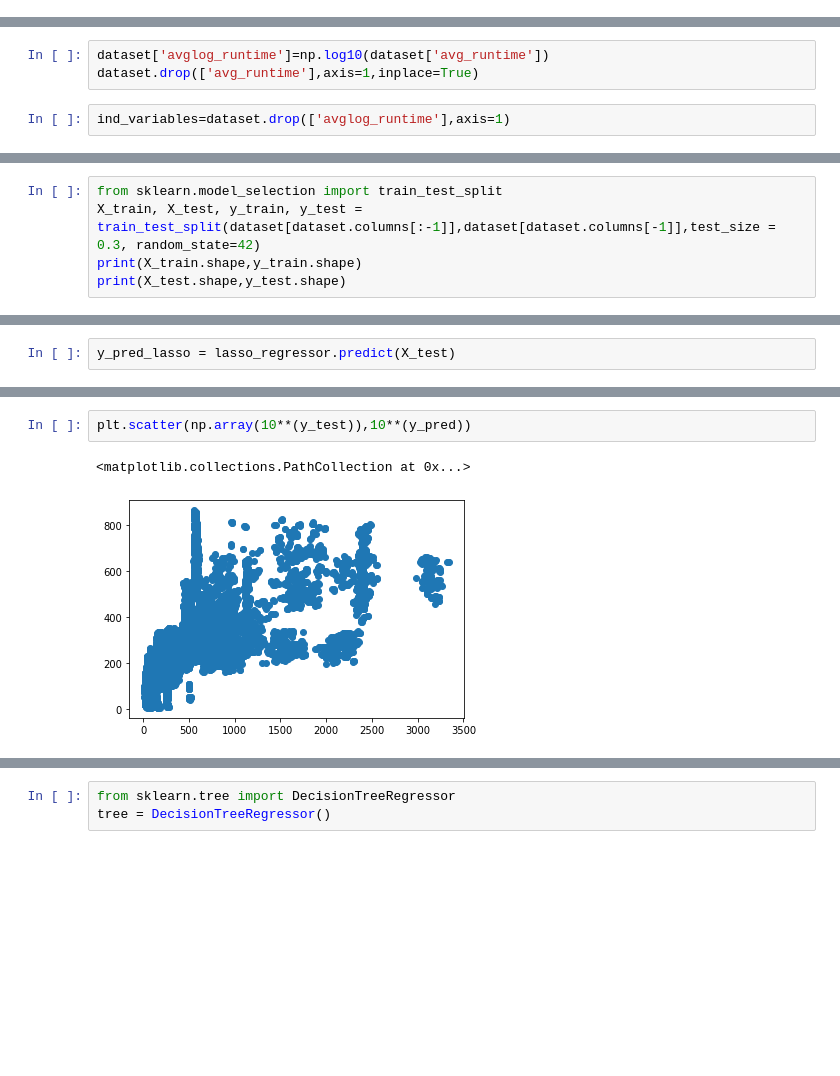
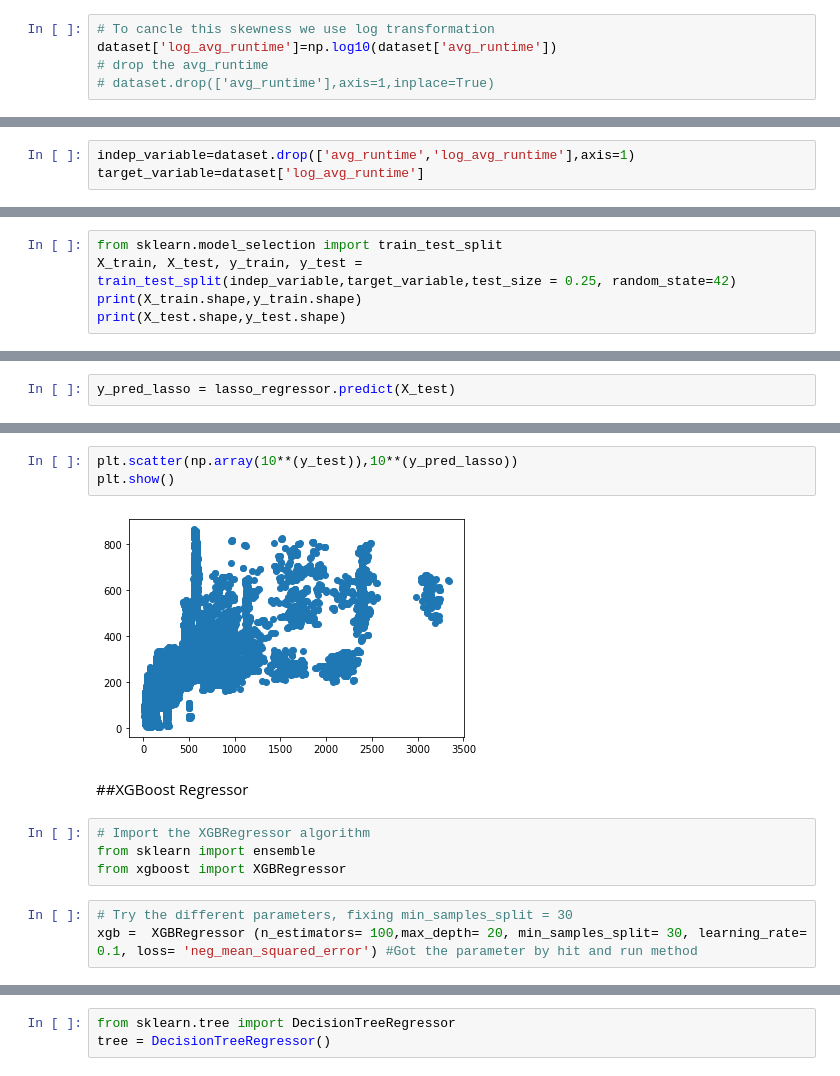
Before and after one commit to Roy-Subhankar/SGEMM-GPU-Kernel-Performance, a Jupyter notebook: Subhankar_Roy_SGEMM_GPU_Kernel_Performance_Capstone_Project.ipynb, the cells around one changed output, grey strips where cells are left out. Drawn from its saved outputs; the diff is of its cells as text; blank space fills up the shorter version.

```diff
--- a/Subhankar_Roy_SGEMM_GPU_Kernel_Performance_Capstone_Project.ipynb
+++ b/Subhankar_Roy_SGEMM_GPU_Kernel_Performance_Capstone_Project.ipynb
@@ -171 +196,6 @@ so the dependent variable is positively skewed.
+# %%
+# To cancle this skewness we use log transformation
+dataset['log_avg_runtime']=np.log10(dataset['avg_runtime'])
+# drop the avg_runtime
+# dataset.drop(['avg_runtime'],axis=1,inplace=True)
 # %%
@@ -177,5 +209,3 @@ plt.show()
-# %%
-dataset['avglog_runtime']=np.log10(dataset['avg_runtime'])
-dataset.drop(['avg_runtime'],axis=1,inplace=True)
 # %%
-ind_variables=dataset.drop(['avglog_runtime'],axis=1)
+indep_variable=dataset.drop(['avg_runtime','log_avg_runtime'],axis=1)
+target_variable=dataset['log_avg_runtime']
@@ -260,6 +311,6 @@ ind_variables.duplicated().sum()
 # %%
 from sklearn.model_selection import train_test_split
-X_train, X_test, y_train, y_test = train_test_split(dataset[dataset.columns[:-1]],dataset[dataset.columns[-1]],test_size = 0.3, random_state=42)
+X_train, X_test, y_train, y_test = train_test_split(indep_variable,target_variable,test_size = 0.25, random_state=42)
 print(X_train.shape,y_train.shape)
 print(X_test.shape,y_test.shape)
 # %% [output]
@@ -340,5 +419,14 @@ y_pred_lasso = lasso_regressor.predict(X_test)
 # %%
-plt.scatter(np.array(10**(y_test)),10**(y_pred))
+plt.scatter(np.array(10**(y_test)),10**(y_pred_lasso))
+plt.show()
 # %% [output]
-<matplotlib.collections.PathCollection at 0x...>
-[figure, old version]
+[figure, new version]
+# %% [markdown]
+##XGBoost Regressor
+# %%
+# Import the XGBRegressor algorithm
+from sklearn import ensemble
+from xgboost import XGBRegressor
+# %%
+# Try the different parameters, fixing min_samples_split = 30
+xgb =  XGBRegressor (n_estimators= 100,max_depth= 20, min_samples_split= 30, learning_rate= 0.1, loss= 'neg_mean_squared_error') #Got the parameter by hit and run method
```
Also changed, not shown: parts of 57 cells of this notebook.
